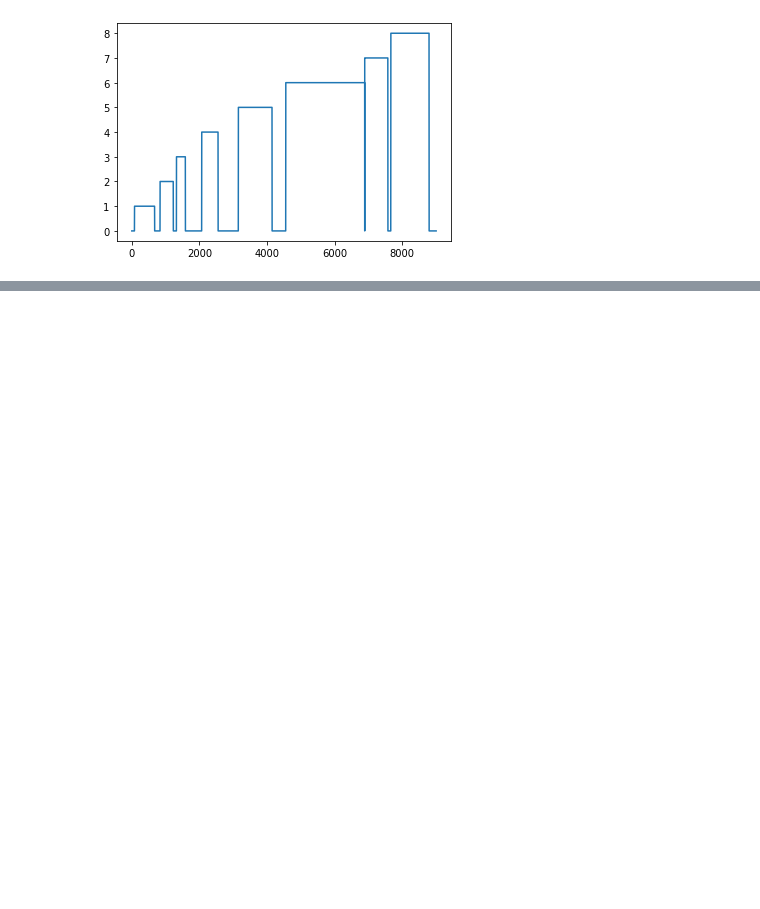
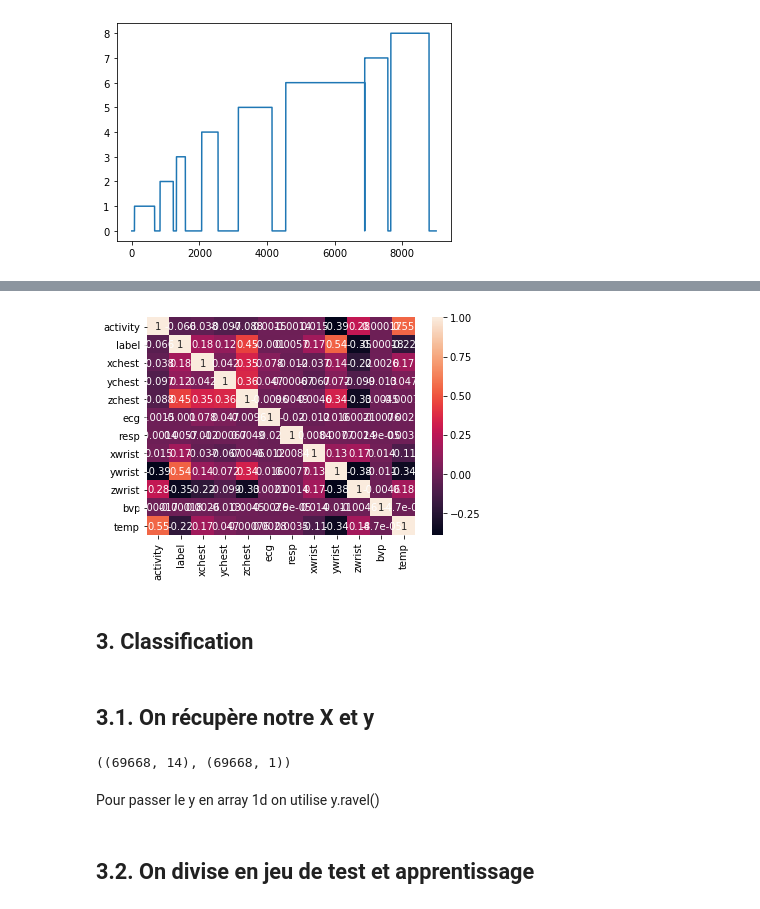
Before and after one commit to EliseCabrerizo/Python2020, a Jupyter notebook: Projet_PPG-CABRERIZO_Elise.ipynb, the cells around one changed output, grey strips where cells are left out. Drawn from its saved outputs; the diff is of its cells as text; code cells hidden in the pictures; blank space fills up the shorter version.

```diff
--- a/Projet_PPG-CABRERIZO_Elise.ipynb
+++ b/Projet_PPG-CABRERIZO_Elise.ipynb
@@ -58,8 +75,8 @@ print('Le label est les valeurs des battements de coeur mesurés sur 8 secondes
 print('La moyenne des battements par minute est : ' +str(data['label'].mean()))
 print('Le nombre de battements minimum par minute est : ' +str(data['label'].min()))
 print('Le nombre de battements maximum par minute est : ' +str(data['label'].max()))
-label = pd.DataFrame(data['label'])
-label.plot(yticks=range(0,225,25),figsize=(18,6))
+dflabel = pd.DataFrame(data['label'])
+dflabel.plot(yticks=range(0,225,25),figsize=(18,6))
 # %% [output]
 Le label est les valeurs des battements de coeur mesurés sur 8 secondes avec 2 secondes de repos, reporté sur 1 min
 La moyenne des battements par minute est : 86.68667454907391
@@ -142,0 +168,5 @@ plt.show()
+# %%
+alldatas = {}
+for i in range(1,16):
+    print(i)
+    alldatas[i] = pd.read_pickle(f"C:/Users/Elise/Documents/Esilv/5emeAnnee/PythonForDataAnalysis/Projet/PPG_FieldStudy/S"+str(i)+"/S"+str(i)+".pkl")
@@ -157,0 +203,8 @@ NameError: name 'range' is not defined
+# %%
+def mise_echelle_4H(datas, freq):
+    temp = []
+    nombre_division = int(freq / 4)
+
+    for i in range(0, len(datas), nombre_division):
+        temp.append((sum(datas[i:i+nombre_division]) / nombre_division))
+    return temp
@@ -157,0 +291,3 @@ NameError: name 'range' is not defined
+# %%
+dfalldataframes = pd.concat([alldatas[1],alldatas[2]])
+dfalldataframes
@@ -157,0 +313,23 @@ NameError: name 'range' is not defined
+# %%
+matrix_correlation = dfalldataframes.corr()
+
+plt.figure()
+seaborn.heatmap(matrix_correlation,annot=True)
+plt.show()
+# %% [output]
+[figure, added]
+# %% [markdown]
+## 3. Classification
+# %% [markdown]
+## 3.1. On récupère notre X et y
+# %%
+X = dfalldataframes[['ID','AGE','SPORT','label','xchest','ychest','zchest','ecg','resp','xwrist','ywrist','zwrist','bvp','temp']]
+y = dfalldataframes[['activity']]
+
+X.shape, y.shape
+# %% [output]
+((69668, 14), (69668, 1))
+# %% [markdown]
+Pour passer le y en array 1d on utilise y.ravel()
+# %% [markdown]
+## 3.2. On divise en jeu de test et apprentissage
```
Also changed, not shown: parts of 59 cells of this notebook.
